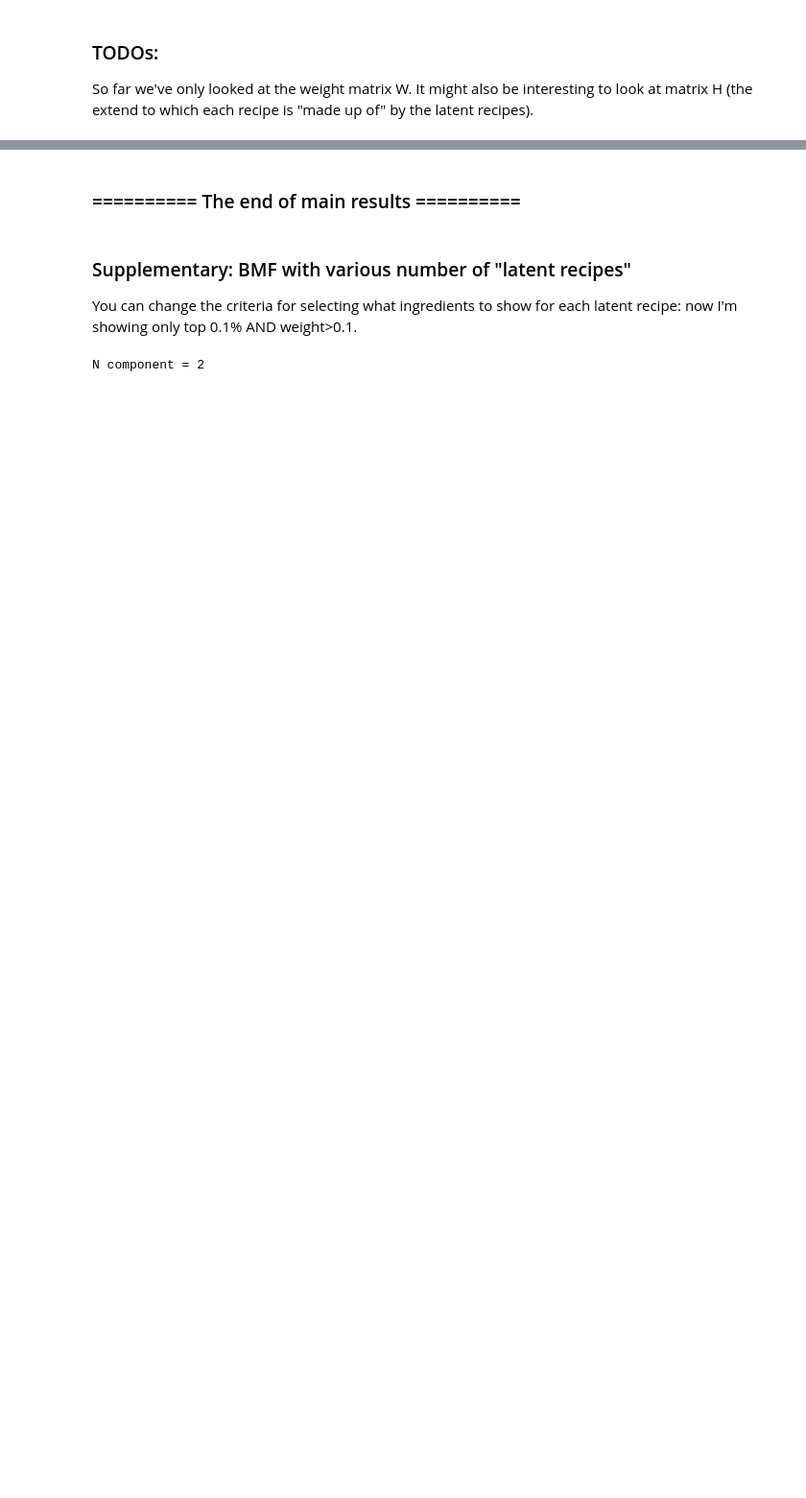
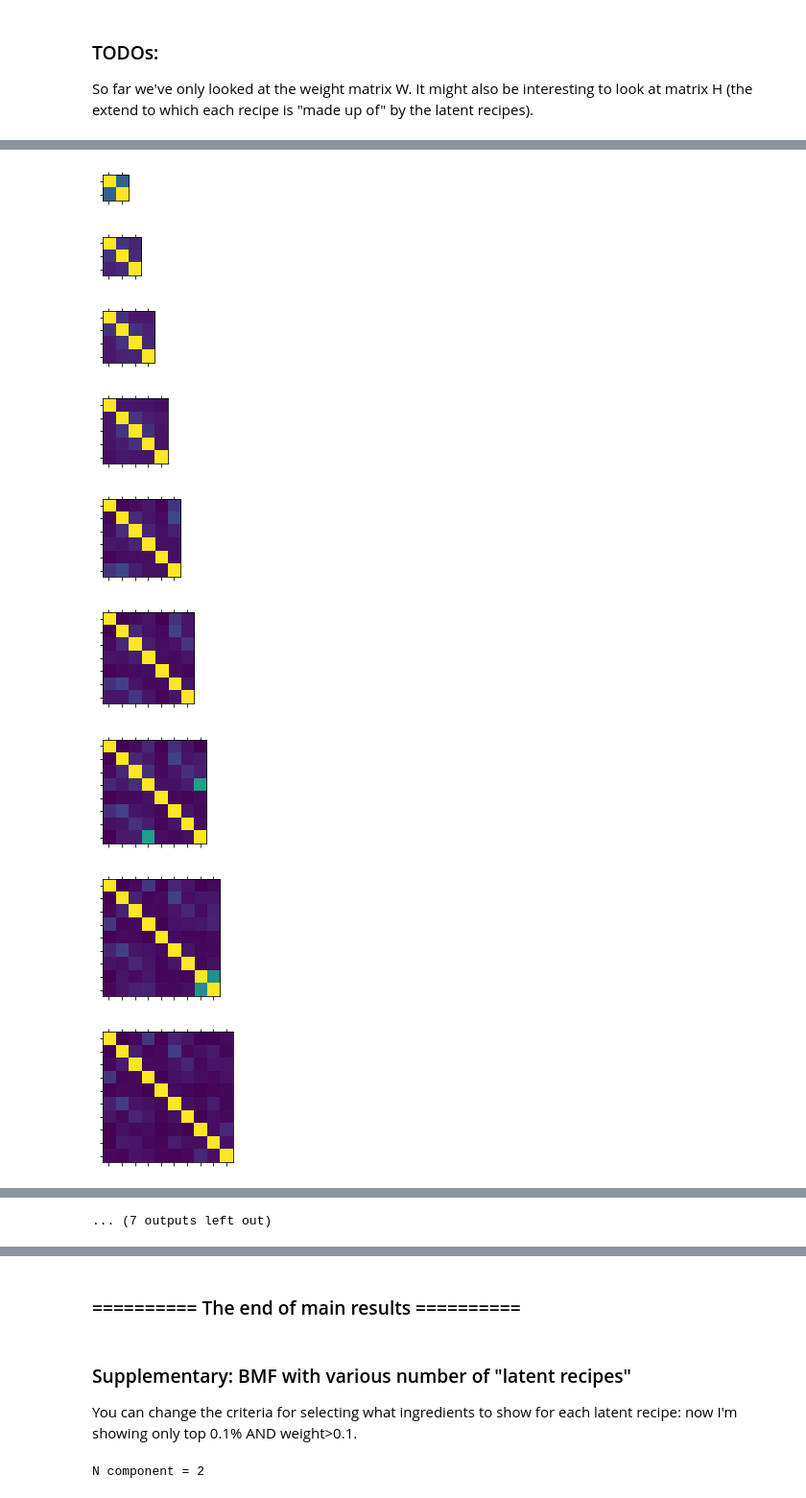
Before and after one commit to neurocaience/cos424_finalproj_kagglewhatscooking, a Jupyter notebook: BinaryMatrixFactorization.ipynb, the cells around one changed output, grey strips where cells are left out. Shown at 96% size. Cells and saved outputs as stored; diff of their text form; code cells hidden in the pictures; blank space fills up the shorter version.

```diff
--- a/BinaryMatrixFactorization.ipynb
+++ b/BinaryMatrixFactorization.ipynb
@@ -88,7 +89,7 @@ W = np.array(bmf_fit.coef())
 H = np.array(bmf_fit.basis())
 # %%
 # most feature weights are very close to 0, i.e. weight matrix W is very sparse
-for i in range(NComponent):
+for i in range(NComponents):
     sns.distplot(W[i,:], bins=np.linspace(0,1,101), label=i, kde=False)
 # %% [output]
 [figure]
@@ -96,7 +97,7 @@ for i in range(NComponent):
 # top (0.1%) ingredients for each "latent recipe"
 print('Top ingredients for each "latent recipe":')
 Ntop = 10
-for i in range(NComponent):
+for i in range(NComponents):
     topIndices = np.where(W[i,:] > np.percentile(W[i,:], 99.9))[0]
     topIndices = topIndices[np.argsort(-W[i, topIndices])]
     # print the ingredients and their weights
@@ -198,0 +260,26 @@ So far we've only looked at the weight matrix W. It might also be interesting to
+# %%
+# similarity between latent recipes
+NComponentsMax = 20
+corrmatList = []
+
+for NComponents in np.arange(1,NComponentsMax)+1:
+
+    # load in BMF results
+    W = pd.read_csv('BMFresults/NComponents'+str(NComponents)+'_W.csv', header=None, index_col=False).values
+
+    # plot the correlations
+    fig, ax = plt.subplots(figsize=(NComponents/4,NComponents/4))
+    p = ax.matshow(np.corrcoef(W), vmin=0, vmax=1)
+    ax.set(xticks=range(NComponents), yticks=range(NComponents), xticklabels=[], yticklabels=[])
+
+plt.show()
+# %% [output]
+[figure, added]
+[figure, added]
+[figure, added]
+[figure, added]
+[figure, added]
+[figure, added]
+[figure, added]
+[figure, added]
+[figure, added]
@@ -198,0 +289 @@ So far we've only looked at the weight matrix W. It might also be interesting to
+... (7 outputs left out)
```
Also changed, not shown: parts of 19 cells of this notebook, 1 other file.
